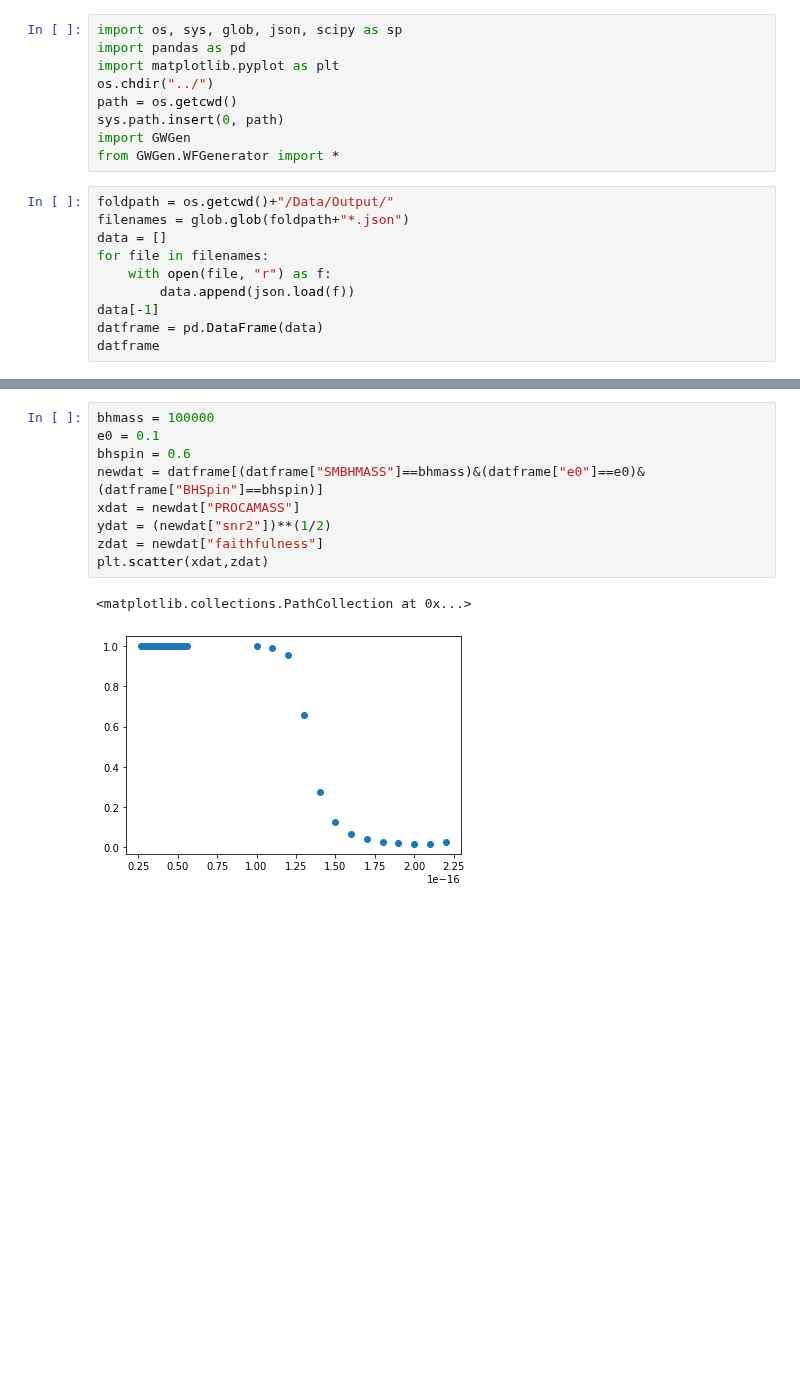
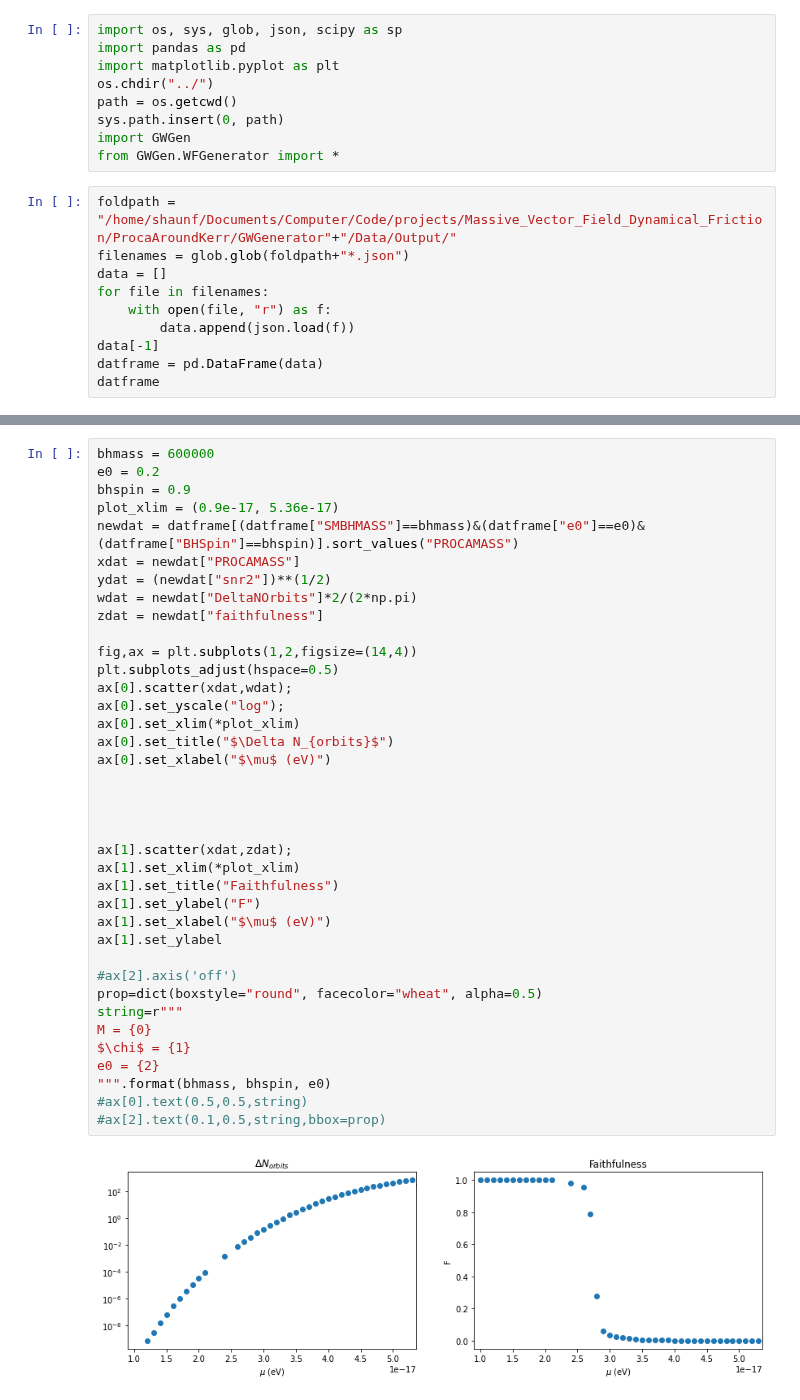
Before and after one commit to Shaun-F/GWGenerator, a Jupyter notebook: debugging/Analysis.ipynb, the cells around one changed output, grey strips where cells are left out. Saved outputs shown, nothing was run; the diff lists cells and outputs as text; blank space fills up the shorter version.

Commit message:
Updated inner product calculation and faithfulness calculation

```diff
--- a/debugging/Analysis.ipynb
+++ b/debugging/Analysis.ipynb
@@ -8,7 +8,7 @@ sys.path.insert(0, path)
 import GWGen
 from GWGen.WFGenerator import *
 # %%
-foldpath = os.getcwd()+"/Data/Output/"
+foldpath = "/home/shaunf/Documents/Computer/Code/projects/Massive_Vector_Field_Dynamical_Friction/ProcaAroundKerr/GWGenerator"+"/Data/Output/"
 filenames = glob.glob(foldpath+"*.json")
 data = []
 for file in filenames:
@@ -59,12 +59,40 @@ ax.view_init(15,60)
 # %%
-bhmass = 100000
-e0 = 0.1
-bhspin = 0.6
-newdat = datframe[(datframe["SMBHMASS"]==bhmass)&(datframe["e0"]==e0)&(datframe["BHSpin"]==bhspin)]
+bhmass = 600000
+e0 = 0.2
+bhspin = 0.9
+plot_xlim = (0.9e-17, 5.36e-17)
+newdat = datframe[(datframe["SMBHMASS"]==bhmass)&(datframe["e0"]==e0)&(datframe["BHSpin"]==bhspin)].sort_values("PROCAMASS")
 xdat = newdat["PROCAMASS"]
 ydat = (newdat["snr2"])**(1/2)
+wdat = newdat["DeltaNOrbits"]*2/(2*np.pi)
 zdat = newdat["faithfulness"]
-plt.scatter(xdat,zdat)
+
+fig,ax = plt.subplots(1,2,figsize=(14,4))
+plt.subplots_adjust(hspace=0.5)
+ax[0].scatter(xdat,wdat);
+ax[0].set_yscale("log");
+ax[0].set_xlim(*plot_xlim)
+ax[0].set_title("$\Delta N_{orbits}$")
+ax[0].set_xlabel("$\mu$ (eV)")
+
+
+
+
+ax[1].scatter(xdat,zdat);
+ax[1].set_xlim(*plot_xlim)
+ax[1].set_title("Faithfulness")
+ax[1].set_ylabel("F")
+ax[1].set_xlabel("$\mu$ (eV)")
+ax[1].set_ylabel
+
+#ax[2].axis('off')
+prop=dict(boxstyle="round", facecolor="wheat", alpha=0.5)
+string=r"""
+M = {0}
+$\chi$ = {1}
+e0 = {2}
+""".format(bhmass, bhspin, e0)
+#ax[0].text(0.5,0.5,string)
+#ax[2].text(0.1,0.5,string,bbox=prop)
 # %% [output]
-<matplotlib.collections.PathCollection at 0x...>
-[figure, old version]
+[figure, new version]
```
Also changed, not shown: parts of 4 cells of this notebook, 5 other files.
